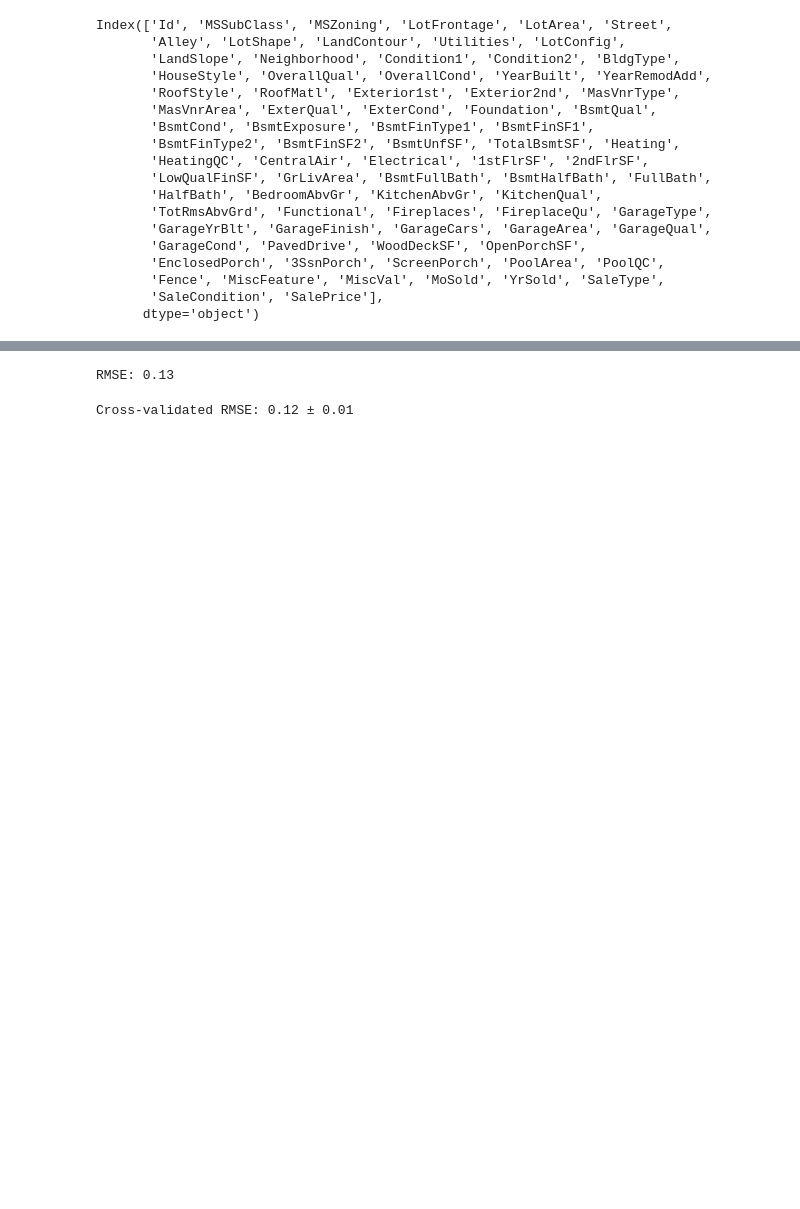
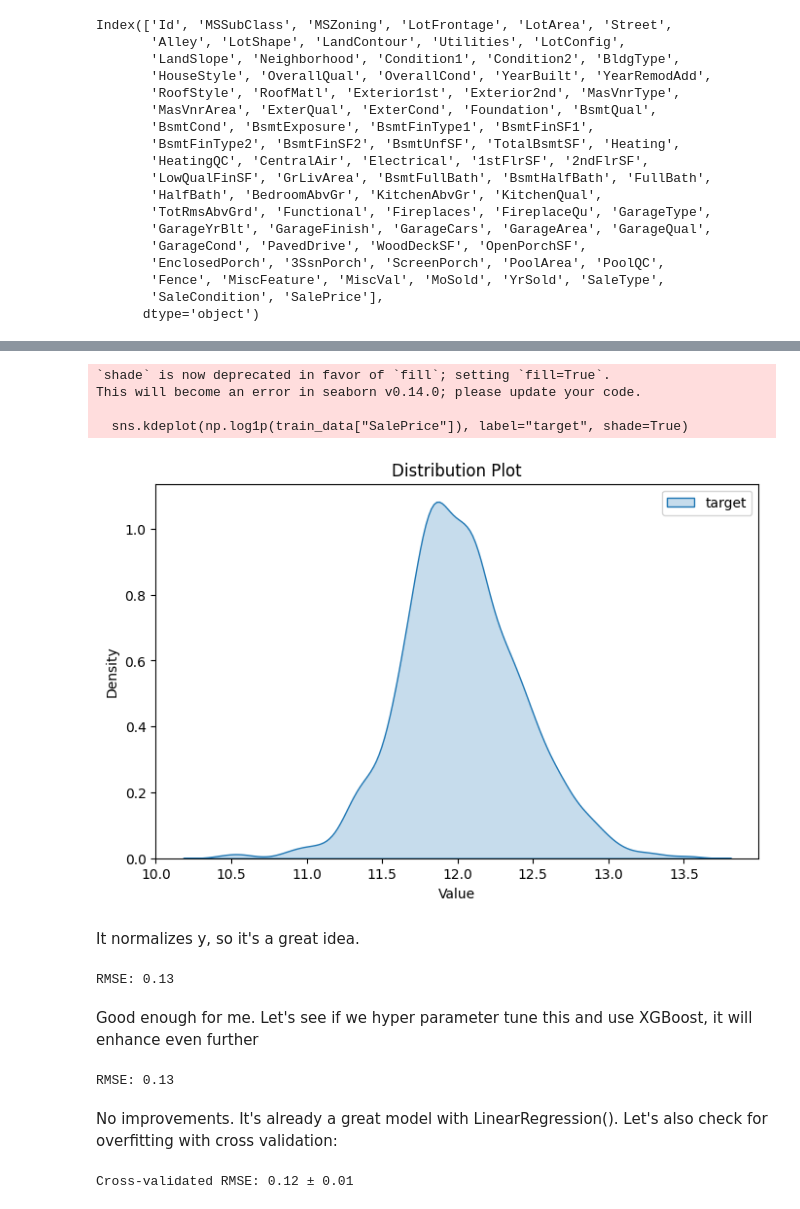
Before and after one commit to murilommen/house-pricing, a Jupyter notebook: analysis/eda.ipynb, the cells around one changed output, grey strips where cells are left out. Drawn from its saved outputs; the diff is of its cells as text; code cells hidden in the pictures; blank space fills up the shorter version.

```diff
--- a/analysis/eda.ipynb
+++ b/analysis/eda.ipynb
@@ -131 +228,64 @@ RMSE: 26394.78
+# %%
+plt.figure(figsize=(8, 5))
+sns.kdeplot(np.log1p(train_data["SalePrice"]), label="target", shade=True)
+
+# Labels and legend
+plt.xlabel("Value")
+plt.ylabel("Density")
+plt.title("Distribution Plot")
+plt.legend()
+plt.show()
+# %% [output]
+`shade` is now deprecated in favor of `fill`; setting `fill=True`.
+This will become an error in seaborn v0.14.0; please update your code.
+
+  sns.kdeplot(np.log1p(train_data["SalePrice"]), label="target", shade=True)
+[figure, added]
+# %% [markdown]
+It normalizes y, so it's a great idea.
+# %%
+train_data = pd.read_csv("../data/train.csv")
+train_data.drop(columns=["Id"], inplace=True)
+
+# add a log transformation to y
+y = np.log1p(train_data["SalePrice"])
+X = train_data.drop(columns=["SalePrice"])
+
+# Let's break down categorical and numericals
+num_features = X.select_dtypes(include=["int64", "float64"]).columns
+cat_features = X.select_dtypes(include=["object"]).columns
+
+
+num_pipeline = Pipeline([
+    ("imputer", SimpleImputer(strategy="median")),  # Median is more robust to outliers
+    ("scaler", StandardScaler()),
+    # ("power_transform", PowerTransformer(method="yeo-johnson")) # Normalize skewed data
+])
+
+cat_pipeline = Pipeline([
+    ("imputer", SimpleImputer(strategy="most_frequent")),
+    ("encoder", OneHotEncoder(handle_unknown="ignore", sparse_output=False))
+])
+
+preprocessor = ColumnTransformer([
+    ("num", num_pipeline, num_features),
+    ("cat", cat_pipeline, cat_features)
+])
+
+model_pipeline = Pipeline([
+    ("preprocessor", preprocessor),
+    ("model", LinearRegression())
+])
+
+
+X_train, X_test, y_train, y_test = train_test_split(X, y, test_size=0.2, random_state=42)
+model_pipeline.fit(X_train, y_train)
+
+y_pred = model_pipeline.predict(X_test)
+rmse = np.sqrt(mean_squared_error(y_test, y_pred))
+print(f"RMSE: {rmse:.2f}")
+# %% [output]
+RMSE: 0.13
+# %% [markdown]
+Good enough for me. Let's see if we hyper parameter tune this and use XGBoost, it will enhance even further
 # %%
@@ -199,6 +342,8 @@ rmse = np.sqrt(mean_squared_error(y_test, y_pred))
 print(f"RMSE: {rmse:.2f}")
 # %% [output]
 RMSE: 0.13
+# %% [markdown]
+No improvements. It's already a great model with LinearRegression(). Let's also check for overfitting with cross validation:
 # %%
 from sklearn.model_selection import cross_val_score
 
```
Also changed, not shown: parts of 23 cells of this notebook, 4 other files.
